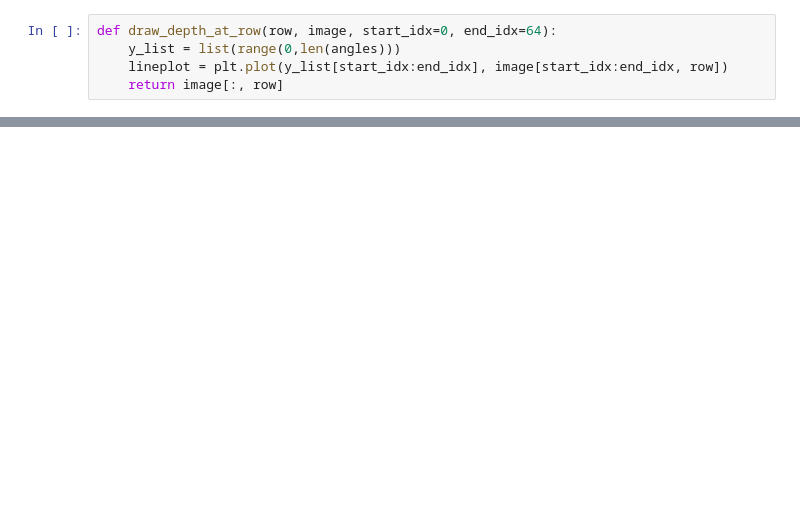
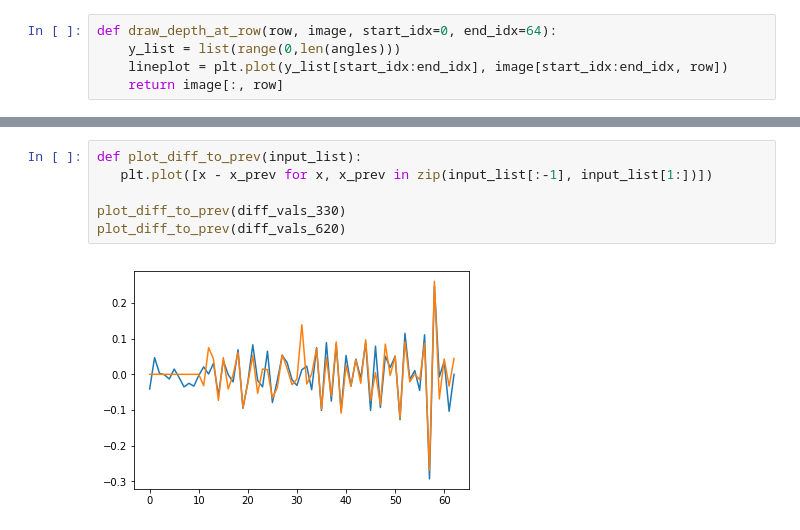
Before and after one commit to PRBonn/depth_clustering, a Jupyter notebook: notebooks/depth_fix.ipynb, the cells around one changed output, grey strips where cells are left out. Saved outputs shown, nothing was run; the diff lists cells and outputs as text; blank space fills up the shorter version.

```diff
--- a/notebooks/depth_fix.ipynb
+++ b/notebooks/depth_fix.ipynb
@@ -62,0 +71,8 @@ plt.plot(diff_vals_620)
+# %%
+def plot_diff_to_prev(input_list):
+   plt.plot([x - x_prev for x, x_prev in zip(input_list[:-1], input_list[1:])])
+
+plot_diff_to_prev(diff_vals_330)
+plot_diff_to_prev(diff_vals_620)
+# %% [output]
+[figure, added]
```
Also changed, not shown: parts of 3 cells of this notebook.
